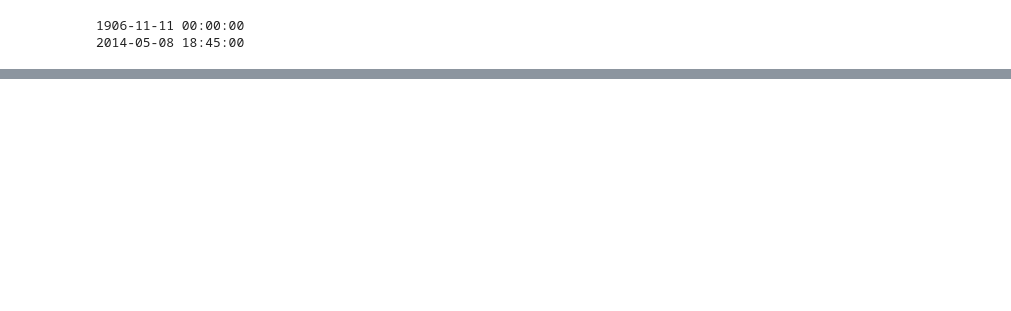
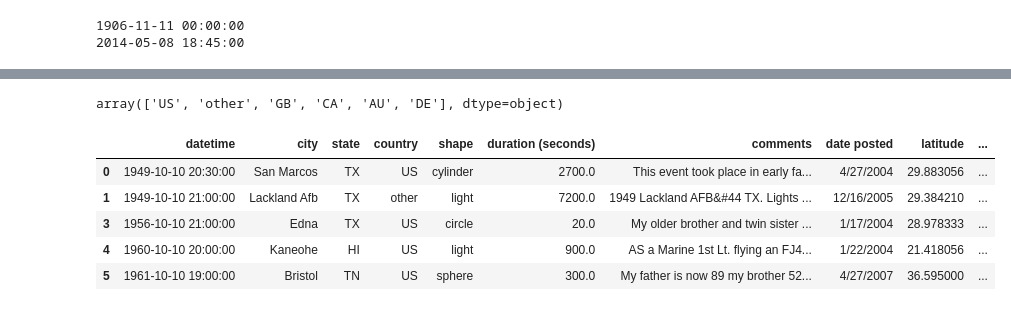
Before and after one commit to LauraRepullo/datamad0119, a Jupyter notebook: final-project/UFO project.ipynb, the cells around one changed output, grey strips where cells are left out. Drawn from its saved outputs; the diff is of its cells as text; code cells hidden in the pictures; blank space fills up the shorter version.

```diff
--- a/final-project/UFO project.ipynb
+++ b/final-project/UFO project.ipynb
@@ -227,0 +158,19 @@ Name: city, Length: 12113, dtype: int64
+# %%
+#En la columna Country hay muchos valores erroneos: en un primer momento vamos a sustituir algunos valores:
+data1['country'] = data1['country'].replace(['WI', 'FL', 'HI', 'IA', 'KS', 'UT', 'MI', 'WV', 'WY','VT', 'ND', 'NJ','NM', 'NV', 'NY', 'OR', 'TX'], 'US')
+data1['country'] = data1['country'].replace(['AB', 'BC', 'MB', 'PQ', 'QC', ' ??) (CANADA)'], 'CA')
+data1['country'] = data1['country'].replace(['DC'], 'DK')
+data1['country'] = data1['country'].replace([' (CATALUNYA) (SPAIN)'], 'SP')
+data1['country'] = data1['country'].replace([' (FINLAND)'], 'FI')
+data1['country'] = data1['country'].replace(['N (SWEDEN)',  '(SWEDEN)', 'SAND (SWEDEN)',' (SWEDEN)'], 'SE')
+data1['country'] = data1['country'].replace(['Y (NORWAY)',  'NDELAG (NORWAY)'], 'NO')
+data1['country'] = data1['country'].replace([' POD RALSKEM (CZECH REPUBLIC)'], 'CZ')
+data1['country'] = data1['country'].replace(['A (ARGENTINA)'], 'AR')
+data1['country'] = data1['country'].replace(['RITO SANTO STATE) (BRAZIL)', ' CERRO PRIETO.&#44 B. C.'], 'BR')
+
+data1.country.fillna('other',inplace=True)
+
+#data1[data.country.isnull()]
+data1.country.unique()
+# %% [output]
+array(['US', 'other', 'GB', 'CA', 'AU', 'DE'], dtype=object)
@@ -228,2 +210,15 @@ Name: city, Length: 12113, dtype: int64
 # %%
 #data1.to_csv("UFO_modify1.csv")
+# %%
+#Antes de hacer el analisis de NLP, debemos eliminar las filas con valores nulos:
+
+data2 = data1.dropna(axis=0, how='any', inplace=False)
+
+data2.head()
+# %% [output]
+|  | datetime | city | state | country | shape | duration (seconds) | comments | date posted | latitude | ... |
+| 0 | 1949-10-10 20:30:00 | San Marcos | TX | US | cylinder | 2700.0 | This event took place in early fa... | 4/27/2004 | 29.883056 | ... |
+| 1 | 1949-10-10 21:00:00 | Lackland Afb | TX | other | light | 7200.0 | 1949 Lackland AFB&#44 TX. Lights ... | 12/16/2005 | 29.384210 | ... |
+| 3 | 1956-10-10 21:00:00 | Edna | TX | US | circle | 20.0 | My older brother and twin sister ... | 1/17/2004 | 28.978333 | ... |
+| 4 | 1960-10-10 20:00:00 | Kaneohe | HI | US | light | 900.0 | AS a Marine 1st Lt. flying an FJ4... | 1/22/2004 | 21.418056 | ... |
+| 5 | 1961-10-10 19:00:00 | Bristol | TN | US | sphere | 300.0 | My father is now 89 my brother 52... | 4/27/2007 | 36.595000 | ... |
```
Also changed, not shown: parts of 19 cells of this notebook, 2 other files.
